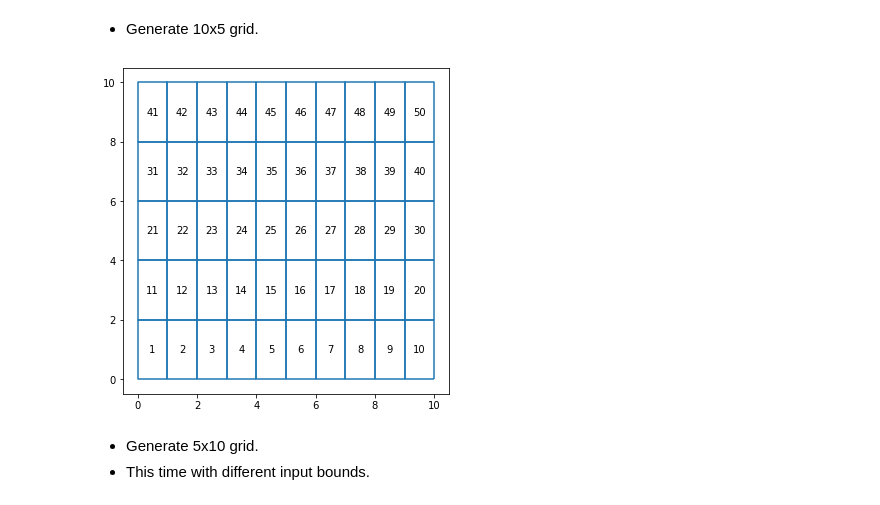
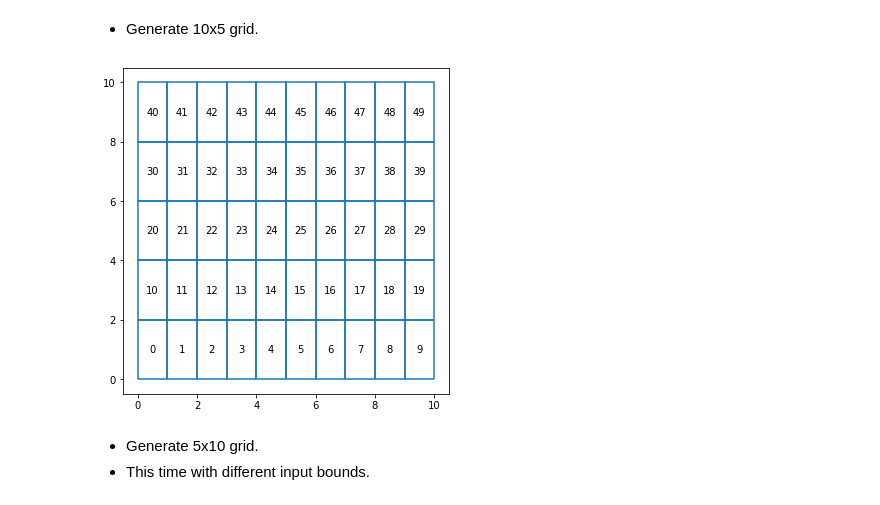
Before and after one commit to carlosg-m/goose-lab, a Jupyter notebook: Create 2d grid with NumPy.ipynb, the cells around one changed output. Drawn from its saved outputs; the diff is of its cells as text; code cells hidden in the pictures.

```diff
--- a/Create 2d grid with NumPy.ipynb
+++ b/Create 2d grid with NumPy.ipynb
@@ -12,7 +12,7 @@ import pygeos
 - The index of the grid is also returned.
 - Every operation is vectorized and implemented in NumPy so it should be very efficient.
 # %%
-def create_grid(xmin, xmax, ymin, ymax, xstep, ystep):
+def create_grid(xmin, ymin, xmax, ymax, xstep, ystep):
     """
     Create bounding coordinates for a regular 2d grid with numpy.
     These coordinates can then be used with shapely, pygeos and geopandas.
@@ -39,7 +39,7 @@ def create_grid(xmin, xmax, ymin, ymax, xstep, ystep):
     grid = np.tile(grid, 2) + np.array([[-xd, -yd, xd, yd]])
 
     # Generate index
-    grid_index = np.arange(1, xstep * ystep + 1)
+    grid_index = np.arange(0, xstep * ystep)
 
     # Output coordinates: xmin, ymin, xmax, ymax
     return grid, grid_index
@@ -50,7 +50,7 @@ def create_grid(xmin, xmax, ymin, ymax, xstep, ystep):
 - Load as Shapely polygons.
 - Plot with GeoPandas.
 # %%
-grid, grid_index = create_grid(xmin=0, xmax=10, ymin=0, ymax=10, xstep=5, ystep=5)
+grid, grid_index = create_grid(xmin=0, ymin=0, xmax=10, ymax=10, xstep=5, ystep=5)
 # %%
 grid
 # %% [output]
@@ -87,18 +87,18 @@ for coos, index in zip(grid, grid_index):
 # %% [markdown]
 - Generate 10x5 grid.
 # %%
-grid, grid_index = create_grid(xmin=0, xmax=10, ymin=0, ymax=10, xstep=10, ystep=5)
+grid, grid_index = create_grid(xmin=0, ymin=0, xmax=10, ymax=10, xstep=10, ystep=5)
 
 grid_shapely = list(map(lambda x: shapely.geometry.box(*x), grid))
 
 fig, ax = plt.subplots(figsize=(6,6))
 
 gpd.GeoDataFrame(geometry=grid_shapely).exterior.plot(ax=ax)
 
 for coos, index in zip(grid, grid_index):
     ax.text(coos[[0,2]].mean(), coos[[1,3]].mean(), str(index), horizontalalignment='center', verticalalignment='center')
 # %% [output]
-[figure, old version]
+[figure, new version]
 # %% [markdown]
 - Generate 5x10 grid.
 - This time with different input bounds.
```
Also changed, not shown: parts of 4 cells of this notebook, 1 other file.
